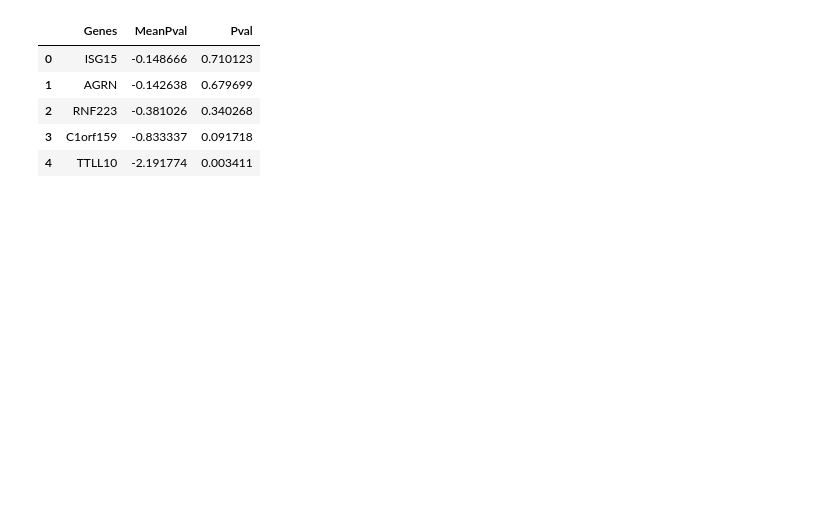
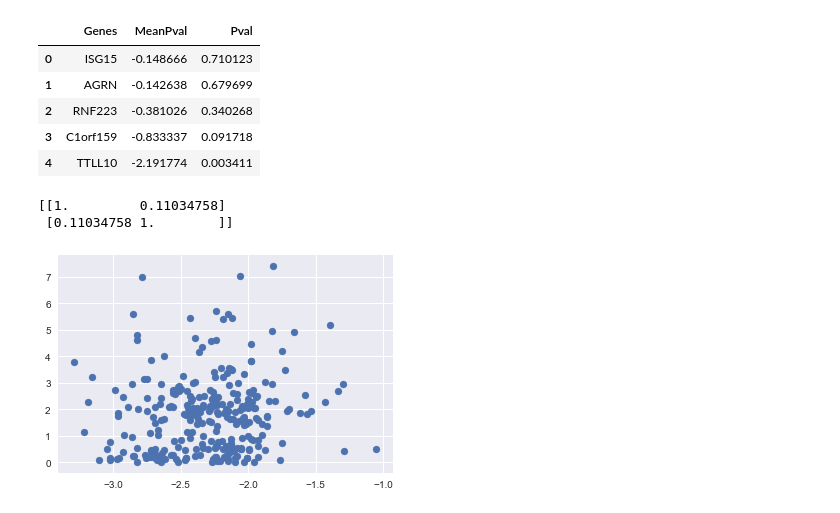
Before and after one commit to mukhes3/AMP-AD_Driver_Prediction_Engine, a Jupyter notebook: SemisupPredictor/IterativeSemisupervision.ipynb, the cells around one changed output. Drawn from its saved outputs; the diff is of its cells as text; code cells hidden in the pictures; blank space fills up the shorter version.

```diff
--- a/SemisupPredictor/IterativeSemisupervision.ipynb
+++ b/SemisupPredictor/IterativeSemisupervision.ipynb
@@ -215,3 +241,12 @@ PredGenes_pval = PredGenesPval(IGAP_genes,GenePred)
+# %%
+x = PredGenes_pval['MeanPval']
+y = PredGenes_pval['OR']
+plt.scatter(x,y)
+print np.corrcoef(x,y)
+# %% [output]
+[[1.         0.11034758]
+ [0.11034758 1.        ]]
+[figure, added]
 # %%
 #Comparing min p-values of all genes on IGAP stage 1 with those from our prediction
 f, (ax1, ax2) = plt.subplots(1, 2, sharey=False)
```
Also changed, not shown: parts of 27 cells of this notebook.
